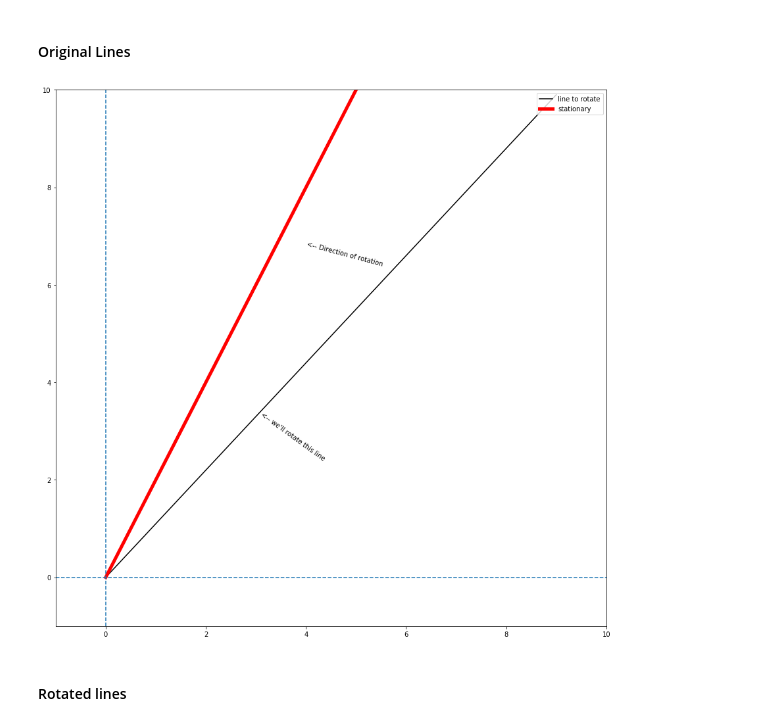
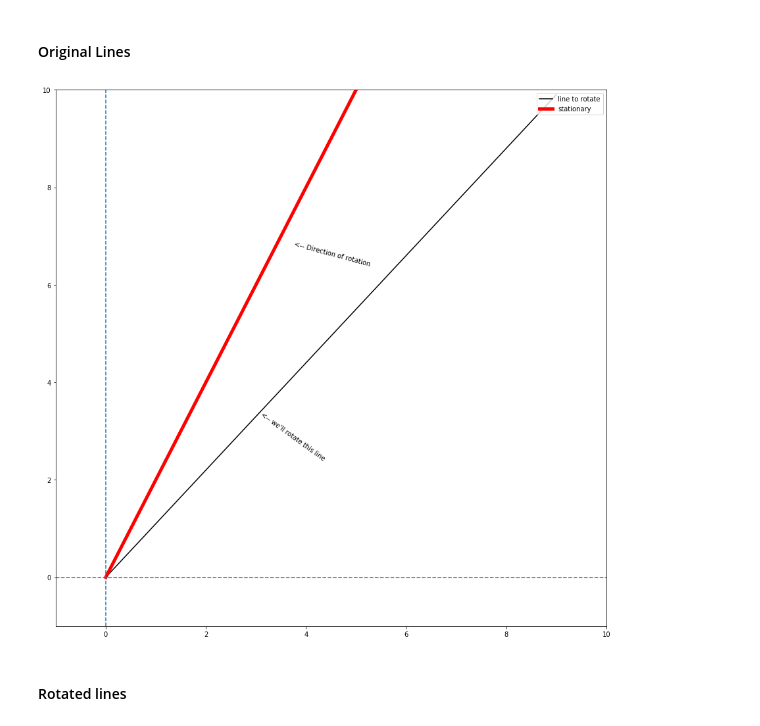
Before and after one commit to paulegradie/SeqPyPlot, a Jupyter notebook: notebooks/correction_experiments.ipynb, the cells around one changed output. Saved outputs shown, nothing was run; the diff lists cells and outputs as text; code cells hidden in the pictures.

```diff
--- a/notebooks/correction_experiments.ipynb
+++ b/notebooks/correction_experiments.ipynb
@@ -66,18 +69,18 @@ xs = list(range(10))
 # %%
 # Plot lines
 plt.plot(xs, line1, color='black', label='line to rotate');
 plt.plot(xs, line2, color='red', linewidth=5, label='stationary');
 plt.axvline(0, linestyle='--')
 plt.axhline(0, linestyle='--');
 
 plt.annotate(s=('<-- we\'ll rotate this line'), xy=(xs[3]+0.08, line1[3]), rotation=-36)
-plt.annotate(s=('<-- Direction of rotation'), xy=(xs[3] + 1, line1[3]+3.5), rotation=-15)
+plt.annotate(s=('<-- Direction of rotation'), xy=(xs[3] + 0.75, line1[3]+3.5), rotation=-15)
 
 plt.ylim((-1, 10))
 plt.xlim((-1, 10))
 plt.legend(loc='upper right');
 # %% [output]
-[figure, old version]
+[figure, new version]
 # %% [markdown]
 #### Rotated lines
 # %%
```
Also changed, not shown: parts of 70 cells of this notebook, 1 other file.
